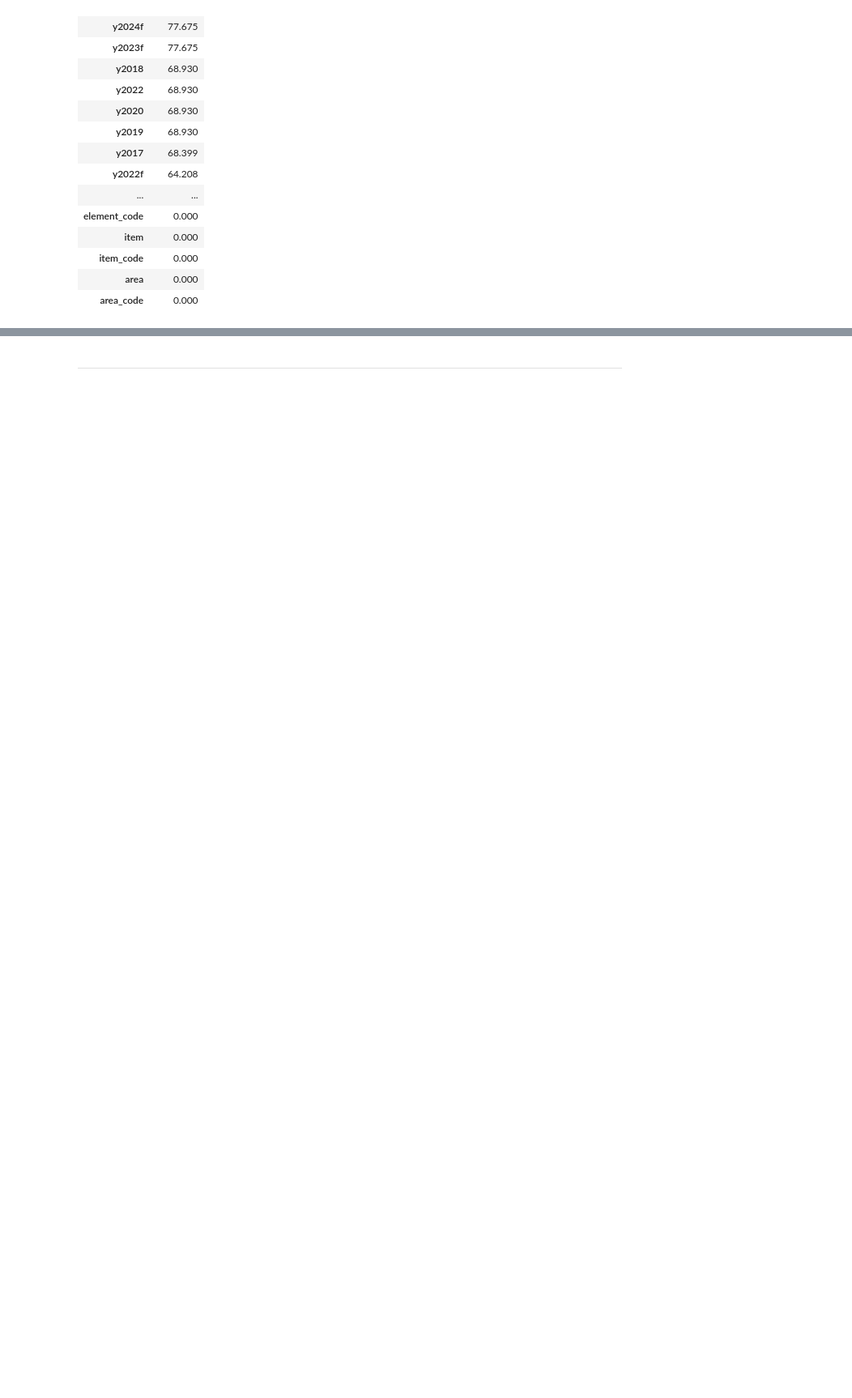
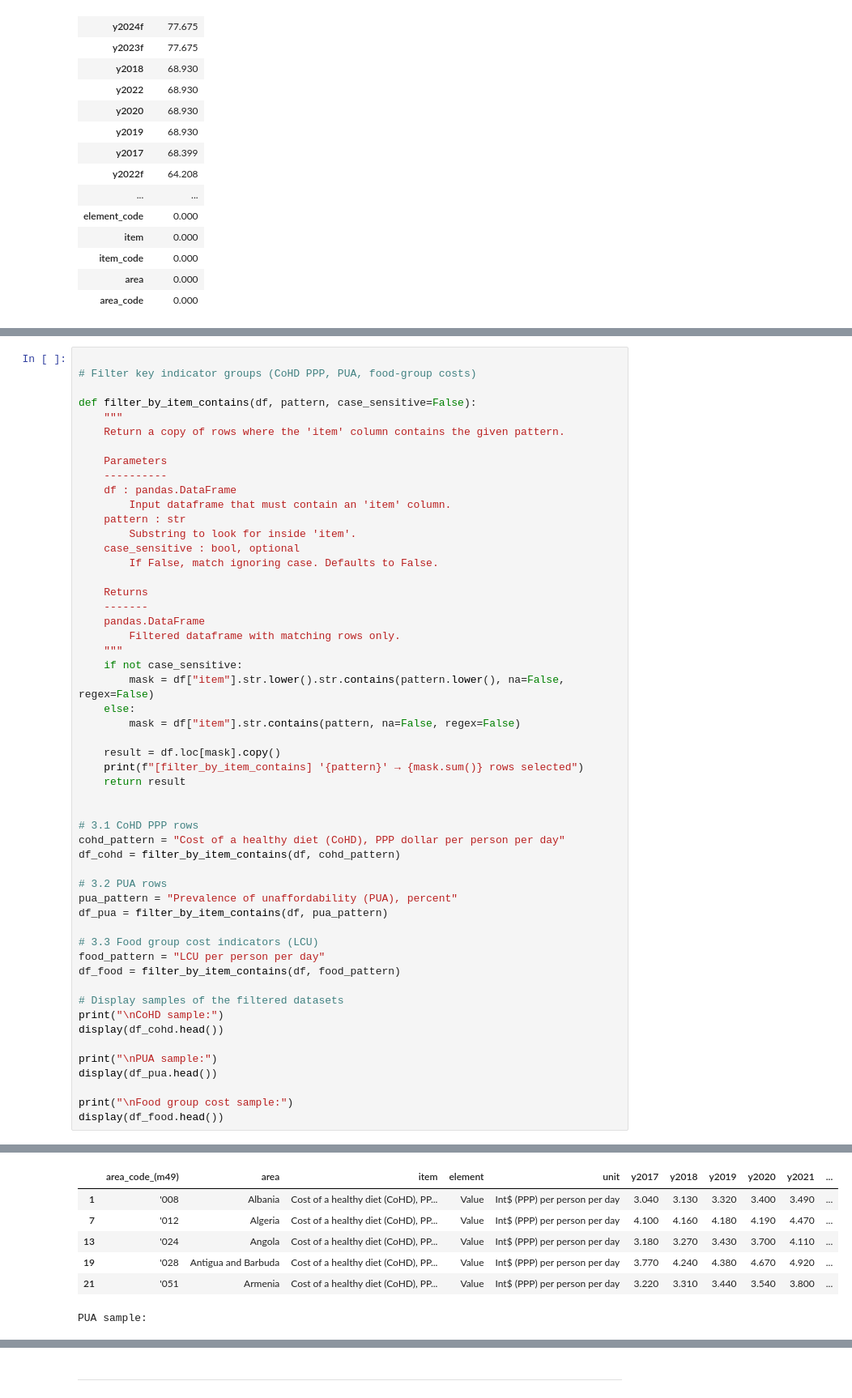
Before and after one commit to muhtar1muhtar/Cost-and-Affordability-of-a-Healthy-Diet-Analysis, a Jupyter notebook: jupyter_notebooks/DataCleaning_&_Preparation.ipynb, the cells around one changed output, grey strips where cells are left out. Shown at 81% size. Saved outputs shown, nothing was run; the diff lists cells and outputs as text; blank space fills up the shorter version.

```diff
--- a/jupyter_notebooks/DataCleaning_&_Preparation.ipynb
+++ b/jupyter_notebooks/DataCleaning_&_Preparation.ipynb
@@ -253,0 +363,54 @@ df.head()
+# %%
+
+# Filter key indicator groups (CoHD PPP, PUA, food-group costs)
+
+def filter_by_item_contains(df, pattern, case_sensitive=False):
+    """
+    Return a copy of rows where the 'item' column contains the given pattern.
+
+    Parameters
+    ----------
+    df : pandas.DataFrame
+        Input dataframe that must contain an 'item' column.
+    pattern : str
+        Substring to look for inside 'item'.
+    case_sensitive : bool, optional
+        If False, match ignoring case. Defaults to False.
+
+    Returns
+    -------
+    pandas.DataFrame
+        Filtered dataframe with matching rows only.
+    """
+    if not case_sensitive:
+        mask = df["item"].str.lower().str.contains(pattern.lower(), na=False, regex=False)
+    else:
+        mask = df["item"].str.contains(pattern, na=False, regex=False)
+
+    result = df.loc[mask].copy()
+    print(f"[filter_by_item_contains] '{pattern}' → {mask.sum()} rows selected")
+    return result
+
+
+# 3.1 CoHD PPP rows
+cohd_pattern = "Cost of a healthy diet (CoHD), PPP dollar per person per day"
+df_cohd = filter_by_item_contains(df, cohd_pattern)
+
+# 3.2 PUA rows
+pua_pattern = "Prevalence of unaffordability (PUA), percent"
+df_pua = filter_by_item_contains(df, pua_pattern)
+
+# 3.3 Food group cost indicators (LCU)
+food_pattern = "LCU per person per day"
+df_food = filter_by_item_contains(df, food_pattern)
+
+# Display samples of the filtered datasets
+print("\nCoHD sample:")
+display(df_cohd.head())
+
+print("\nPUA sample:")
+display(df_pua.head())
+
+print("\nFood group cost sample:")
+display(df_food.head())
+# %% [output]
@@ -253,0 +422,7 @@ df.head()
+|  | area_code_(m49) | area | item | element | unit | y2017 | y2018 | y2019 | y2020 | y2021 | ... |
+| 1 | '008 | Albania | Cost of a healthy diet (CoHD), PP... | Value | Int$ (PPP) per person per day | 3.040 | 3.130 | 3.320 | 3.400 | 3.490 | ... |
+| 7 | '012 | Algeria | Cost of a healthy diet (CoHD), PP... | Value | Int$ (PPP) per person per day | 4.100 | 4.160 | 4.180 | 4.190 | 4.470 | ... |
+| 13 | '024 | Angola | Cost of a healthy diet (CoHD), PP... | Value | Int$ (PPP) per person per day | 3.180 | 3.270 | 3.430 | 3.700 | 4.110 | ... |
+| 19 | '028 | Antigua and Barbuda | Cost of a healthy diet (CoHD), PP... | Value | Int$ (PPP) per person per day | 3.770 | 4.240 | 4.380 | 4.670 | 4.920 | ... |
+| 21 | '051 | Armenia | Cost of a healthy diet (CoHD), PP... | Value | Int$ (PPP) per person per day | 3.220 | 3.310 | 3.440 | 3.540 | 3.800 | ... |
+PUA sample:
```
Also changed, not shown: parts of 32 cells of this notebook.
